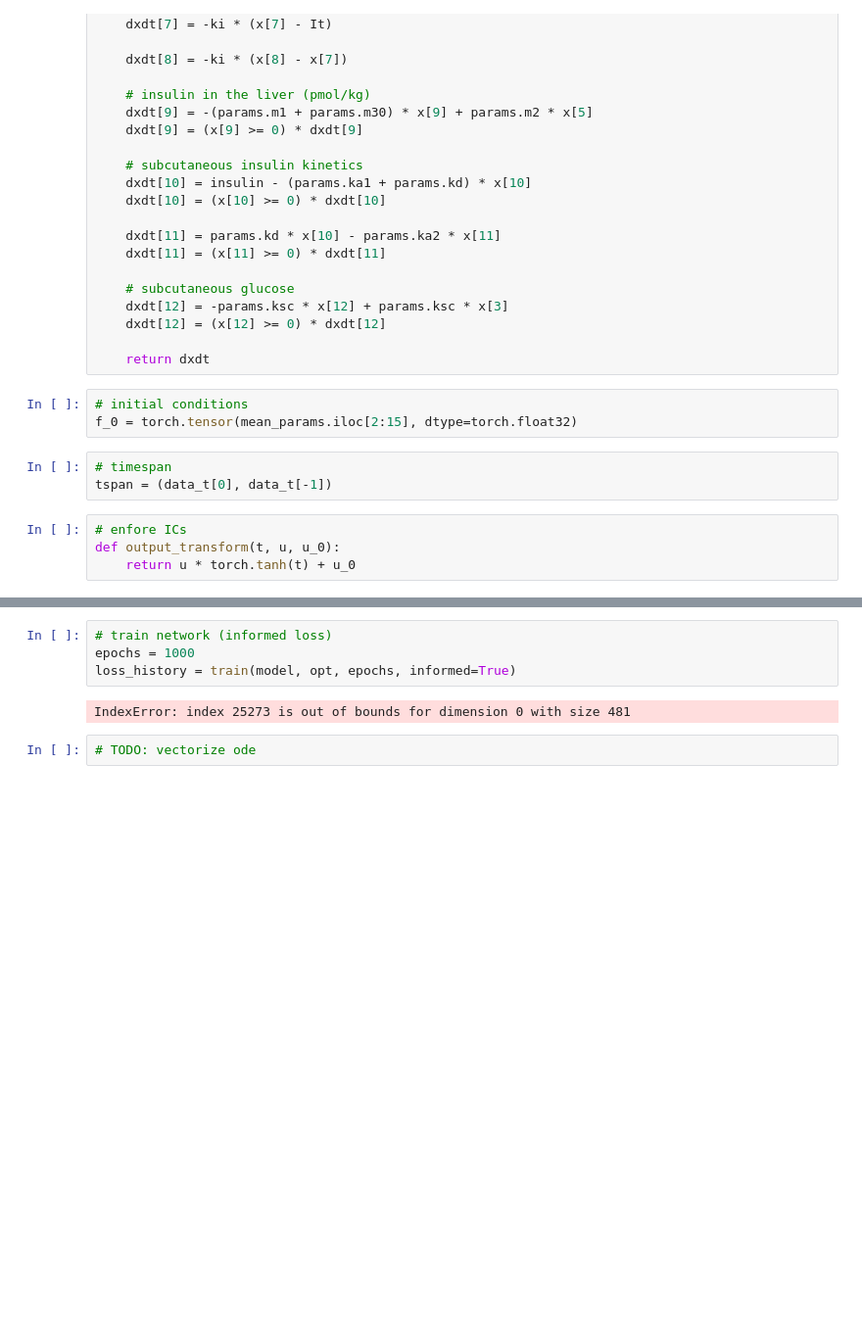
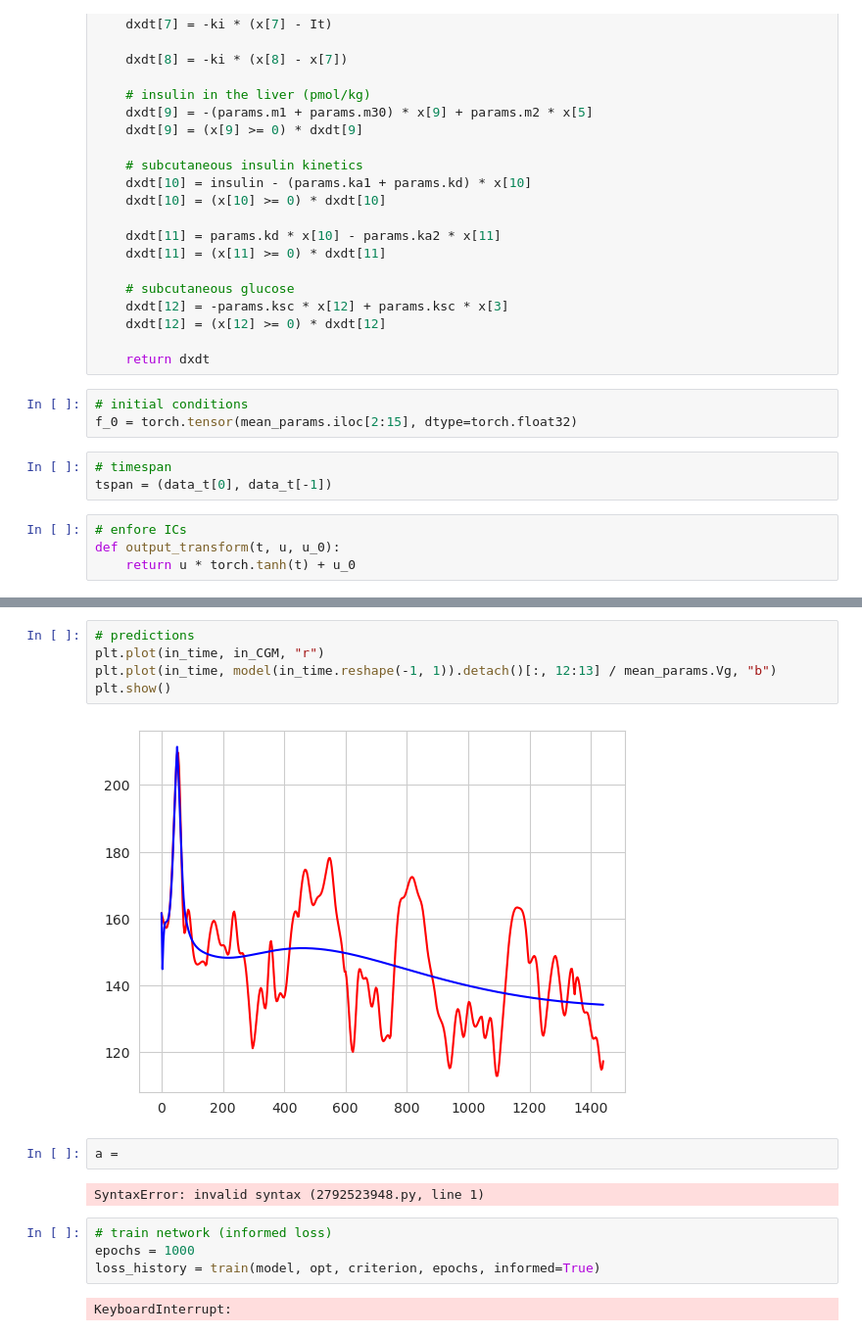
Before and after one commit to v15hv4/PINN-CGM, a Jupyter notebook: pinn2.ipynb, the cells around one changed output, grey strips where cells are left out. Shown: that part at 98% size. Drawn from its saved outputs; the diff is of its cells as text; blank space fills up the shorter version.

```diff
--- a/pinn2.ipynb
+++ b/pinn2.ipynb
@@ -270,8 +292,17 @@ plt.show()
+# %%
+# predictions
+plt.plot(in_time, in_CGM, "r")
+plt.plot(in_time, model(in_time.reshape(-1, 1)).detach()[:, 12:13] / mean_params.Vg, "b")
+plt.show()
+# %% [output]
+[figure, added]
+# %%
+a =
+# %% [output]
+SyntaxError: invalid syntax (2792523948.py, line 1)
 # %%
 # train network (informed loss)
 epochs = 1000
-loss_history = train(model, opt, epochs, informed=True)
+loss_history = train(model, opt, criterion, epochs, informed=True)
 # %% [output]
-IndexError: index 25273 is out of bounds for dimension 0 with size 481
+KeyboardInterrupt:
-# %%
-# TODO: vectorize ode
```
Also changed, not shown: parts of 7 cells of this notebook, 2 other files.
